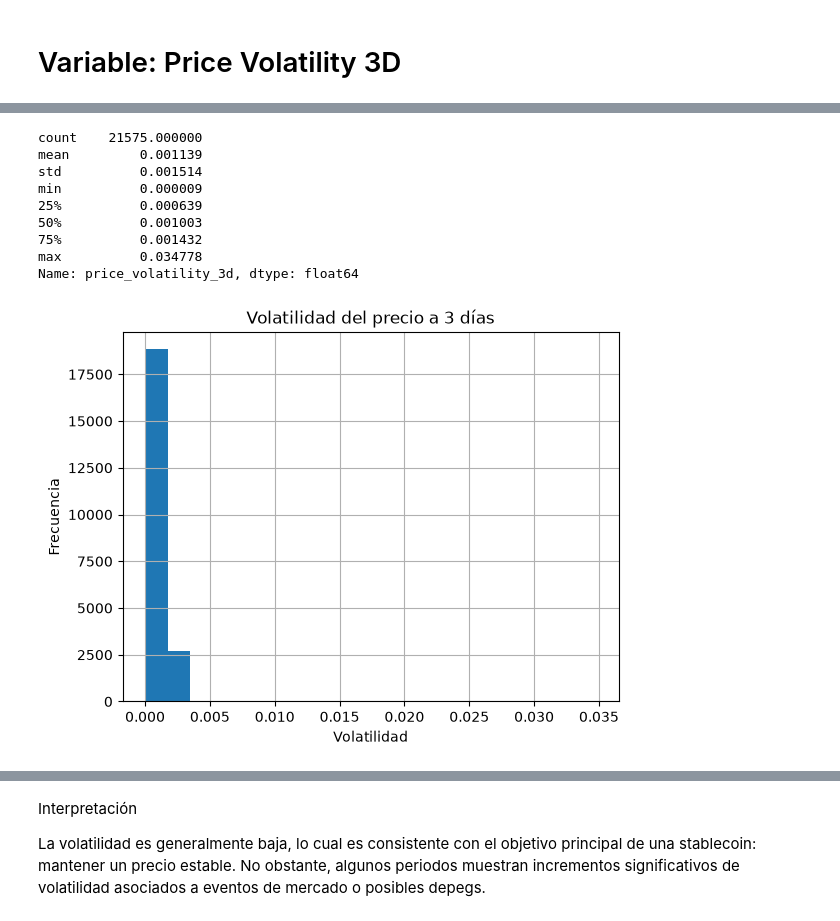
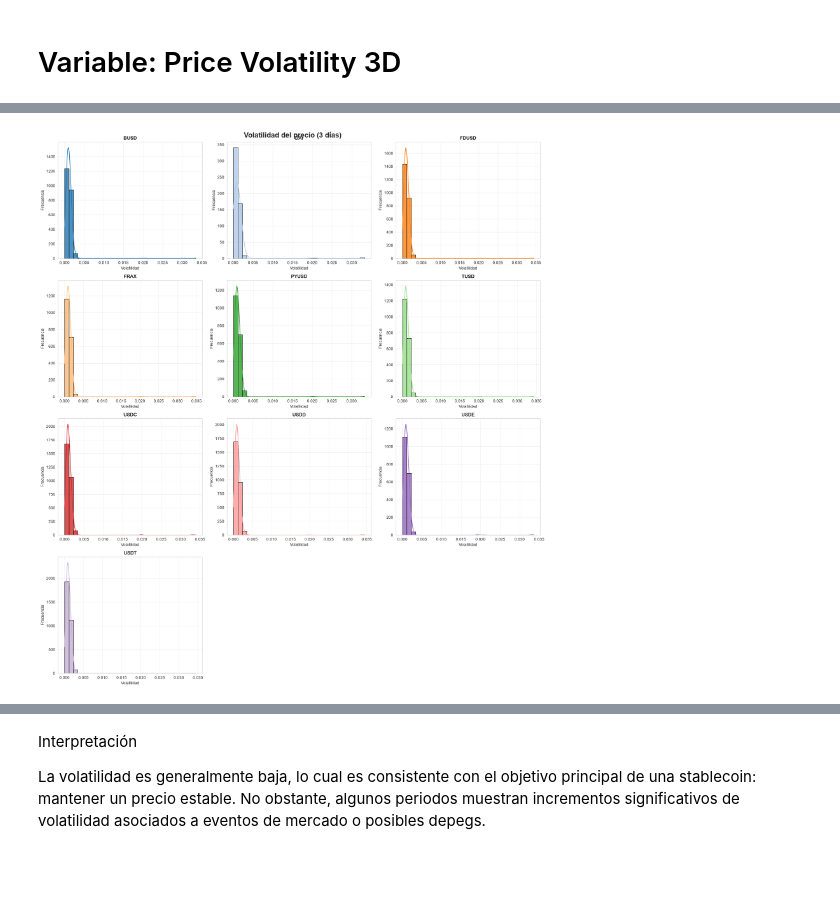
Before and after one commit to Bootcamp-DA-P2/criptoradar, a Jupyter notebook: notebooks/02_analisis_univariado.ipynb, the cells around one changed output, grey strips where cells are left out. Saved outputs shown, nothing was run; the diff lists cells and outputs as text; code cells hidden in the pictures; blank space fills up the shorter version.

```diff
--- a/notebooks/02_analisis_univariado.ipynb
+++ b/notebooks/02_analisis_univariado.ipynb
@@ -1,6 +1,11 @@
 # %% [markdown]
 # Análisis Univariado del Dataset Stablecoins
 # %%
+# Se importan las librerías necesarias para el análisis de datos y visualización
 import pandas as pd
+import numpy as np
+
 import matplotlib.pyplot as plt
 import seaborn as sns
+
+sns.set_style("whitegrid")
@@ -287,20 +251,9 @@ Máximo: 0.0348
-# %%
-df["price_volatility_3d"].describe()
-# %% [output]
-count    21575.000000
-mean         0.001139
-std          0.001514
-min          0.000009
-25%          0.000639
-50%          0.001003
-75%          0.001432
-max          0.034778
-Name: price_volatility_3d, dtype: float64
 # %%
-df["price_volatility_3d"].hist(bins=20)
-plt.title("Volatilidad del precio a 3 días")
-plt.xlabel("Volatilidad")
-plt.ylabel("Frecuencia")
-plt.show()
+histograma_por_stablecoin(
+    df,
+    "price_volatility_3d",
+    "Volatilidad del precio (3 días)",
+    "Volatilidad"
+)
 # %% [output]
-[figure, old version]
+[figure, new version]
```
Also changed, not shown: parts of 52 cells of this notebook, 1 other file.
